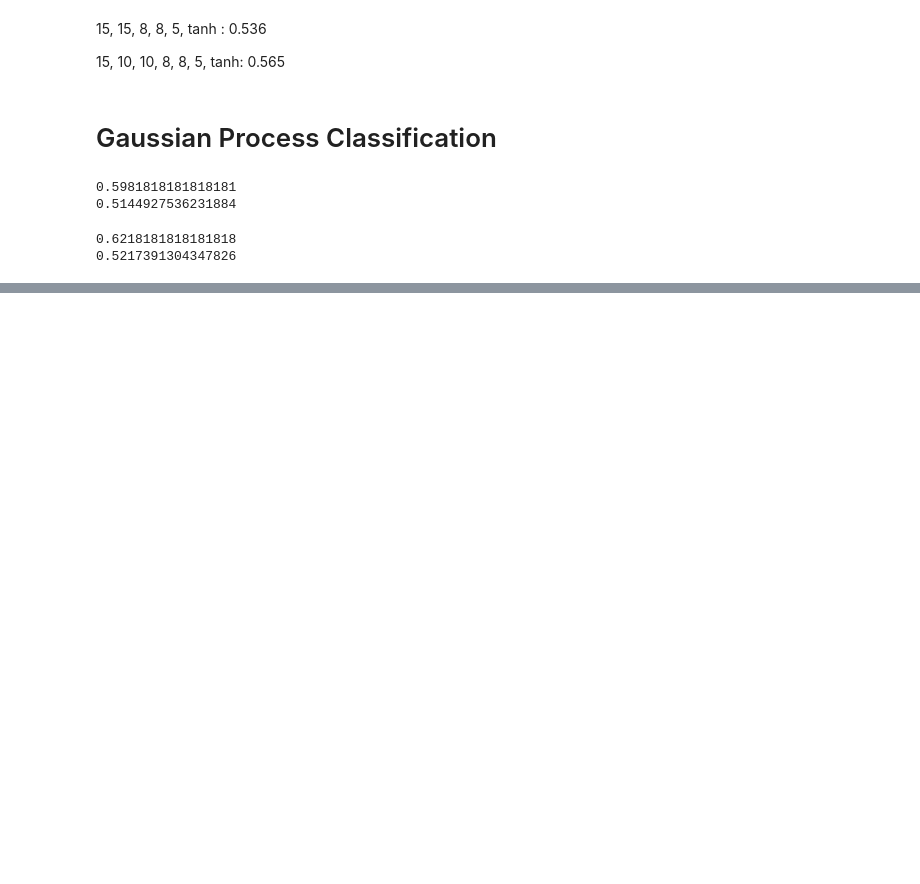
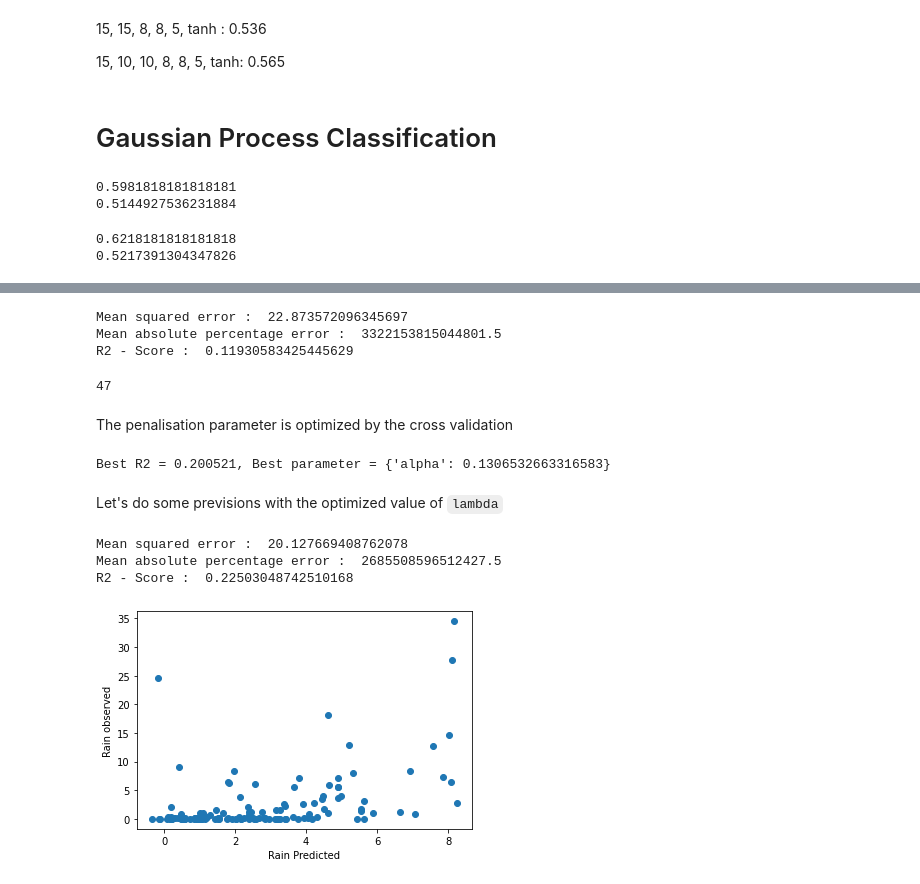
Before and after one commit to NguyenHai7120/4A-MachineLearning-Project, a Jupyter notebook: Classification_python.ipynb, the cells around one changed output, grey strips where cells are left out. Saved outputs shown, nothing was run; the diff lists cells and outputs as text; code cells hidden in the pictures; blank space fills up the shorter version.

```diff
--- a/Classification_python.ipynb
+++ b/Classification_python.ipynb
@@ -557,0 +649,43 @@ print(GPC.score(X_test, Y_test_class))
+# %%
+from sklearn import linear_model
+regLasso = linear_model.Lasso()
+regLasso.fit(X_train,Y_train)
+prev = regLasso.predict(X_test)
+
+regression_metric(Y_test, prev)
+# %% [output]
+Mean squared error :  22.873572096345697
+Mean absolute percentage error :  3322153815044801.5
+R2 - Score :  0.11930583425445629
+# %%
+(Y_test == 0).sum()
+# %% [output]
+47
+# %% [markdown]
+The penalisation parameter is optimized by the cross validation
+# %%
+from sklearn.model_selection import GridSearchCV
+param = [{"alpha":np.linspace(0,2,200)}]
+regLasso = GridSearchCV(linear_model.Lasso(), param,cv=5,n_jobs=-1)
+regLassOpt=regLasso.fit(X_train, Y_train)
+# Optimal parameter
+regLassOpt.best_params_["alpha"]
+print("Best R2 = %f, Best parameter = %s" % (regLassOpt.best_score_,regLassOpt.best_params_))
+# %% [output]
+Best R2 = 0.200521, Best parameter = {'alpha': 0.1306532663316583}
+# %% [markdown]
+Let's do some previsions with the optimized value of `lambda`
+# %%
+prev = regLassOpt.predict(X_test)
+regression_metric(Y_test, prev)
+# %% [output]
+Mean squared error :  20.127669408762078
+Mean absolute percentage error :  2685508596512427.5
+R2 - Score :  0.22503048742510168
+# %%
+plt.plot(prev,Y_test,"o")
+plt.xlabel(u"Rain Predicted")
+plt.ylabel("Rain observed")
+plt.show()
+# %% [output]
+[figure, added]
```
Also changed, not shown: parts of 52 cells of this notebook, 2 other files.
